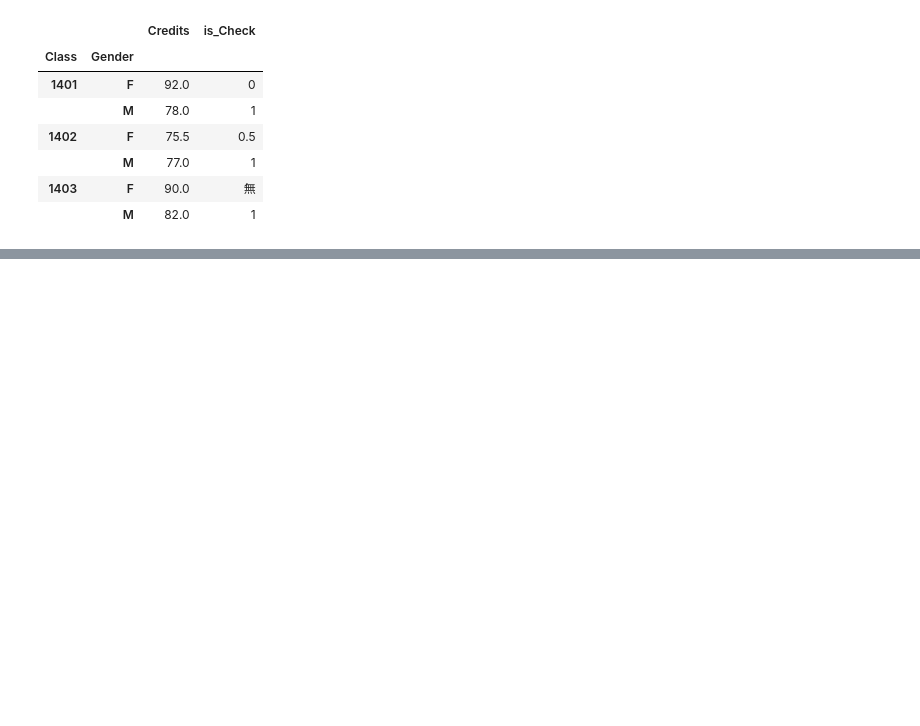
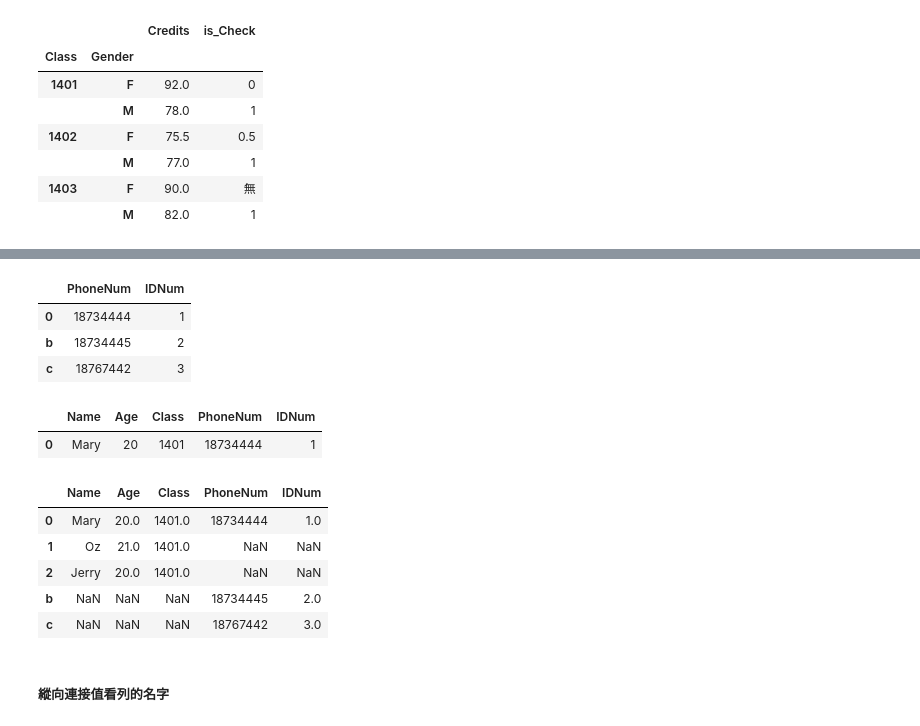
Before and after one commit to oz1n/gitfirst, a Jupyter notebook: pandas/Pandasex.ipynb, the cells around one changed output, grey strips where cells are left out. Saved outputs shown, nothing was run; the diff lists cells and outputs as text; code cells hidden in the pictures; blank space fills up the shorter version.

```diff
--- a/pandas/Pandasex.ipynb
+++ b/pandas/Pandasex.ipynb
@@ -709,0 +804,25 @@ pd.pivot_table(df, index = ["Class","Gender"], values = ["Credits","is_Check"],
+# %%
+p2_index = pd.Series([0, 'b', 'c'])
+df_p2 = df_p2.set_index(p2_index)
+df_p2
+# %% [output]
+|  | PhoneNum | IDNum |
+| 0 | 18734444 | 1 |
+| b | 18734445 | 2 |
+| c | 18767442 | 3 |
+# %%
+pd.concat([df_p1, df_p2], axis = "columns", join = 'inner') #join = 'inner' 表示內連接
+# %% [output]
+|  | Name | Age | Class | PhoneNum | IDNum |
+| 0 | Mary | 20 | 1401 | 18734444 | 1 |
+# %%
+pd.concat([df_p1, df_p2], axis = "columns", join = 'outer') #join = 'outer' 表示外連接
+# %% [output]
+|  | Name | Age | Class | PhoneNum | IDNum |
+| 0 | Mary | 20.0 | 1401.0 | 18734444 | 1.0 |
+| 1 | Oz | 21.0 | 1401.0 | NaN | NaN |
+| 2 | Jerry | 20.0 | 1401.0 | NaN | NaN |
+| b | NaN | NaN | NaN | 18734445 | 2.0 |
+| c | NaN | NaN | NaN | 18767442 | 3.0 |
+# %% [markdown]
+##### 縱向連接值看列的名字
```
Also changed, not shown: parts of 25 cells of this notebook.
